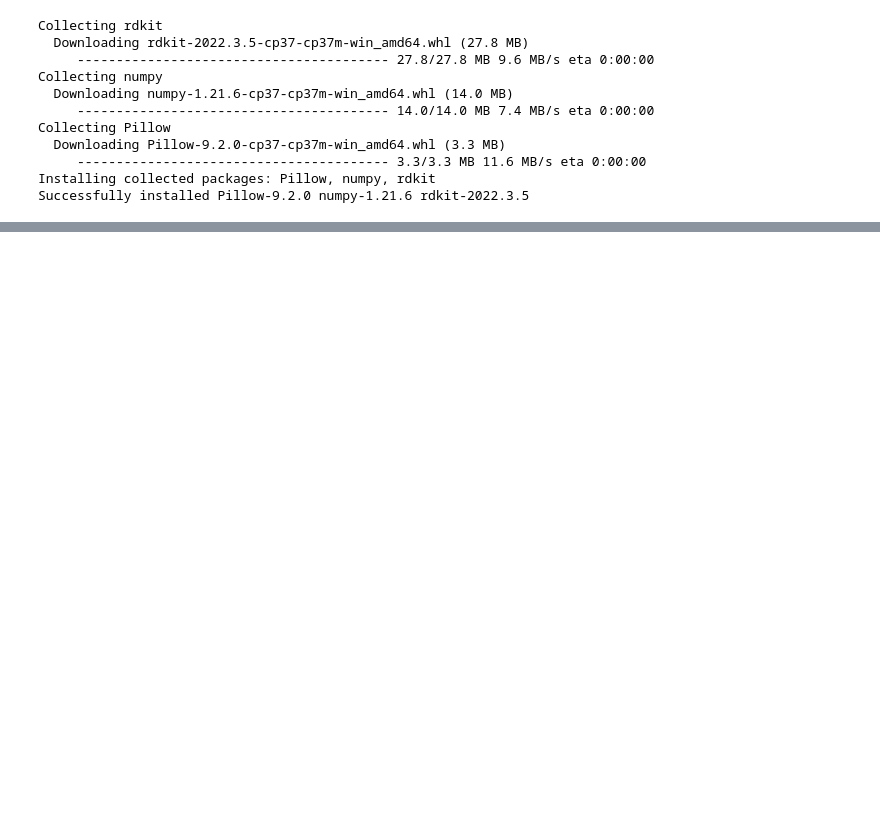
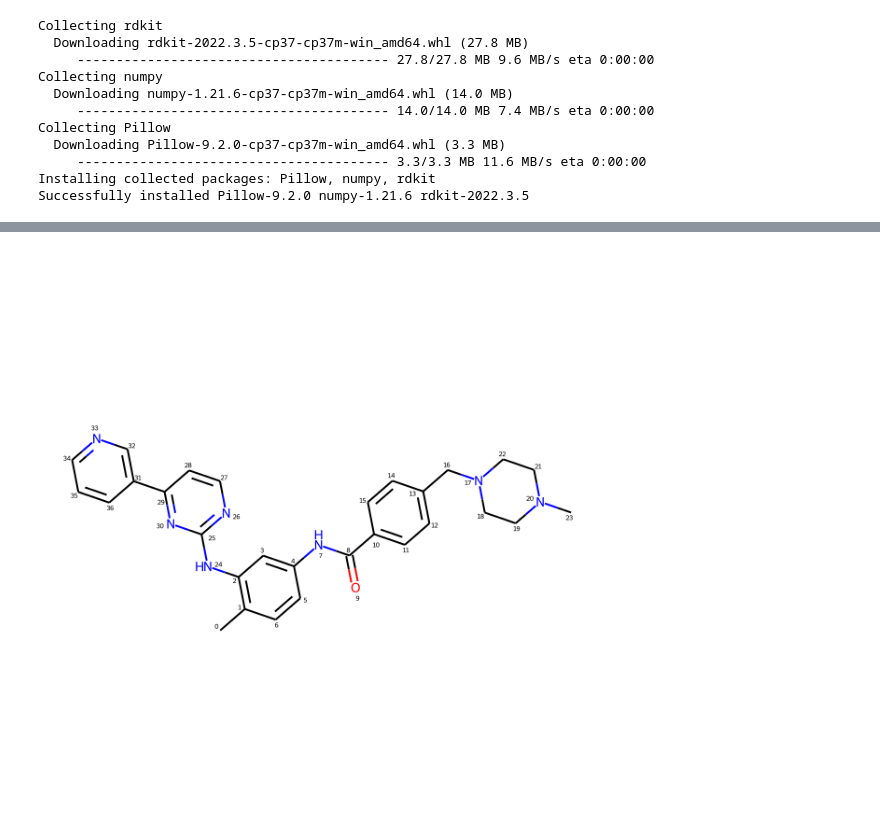
Before and after one commit to toddjm/projects, a Jupyter notebook: accendero/Scratch_Paper.ipynb, the cells around one changed output, grey strips where cells are left out. Saved outputs shown, nothing was run; the diff lists cells and outputs as text; code cells hidden in the pictures; blank space fills up the shorter version.

```diff
--- a/accendero/Scratch_Paper.ipynb
+++ b/accendero/Scratch_Paper.ipynb
@@ -34,0 +46,4 @@ from rdkit.Chem import PandasTools
+# %%
+mol
+# %% [output]
+[figure, added]
```
Also changed, not shown: parts of 3 cells of this notebook.
